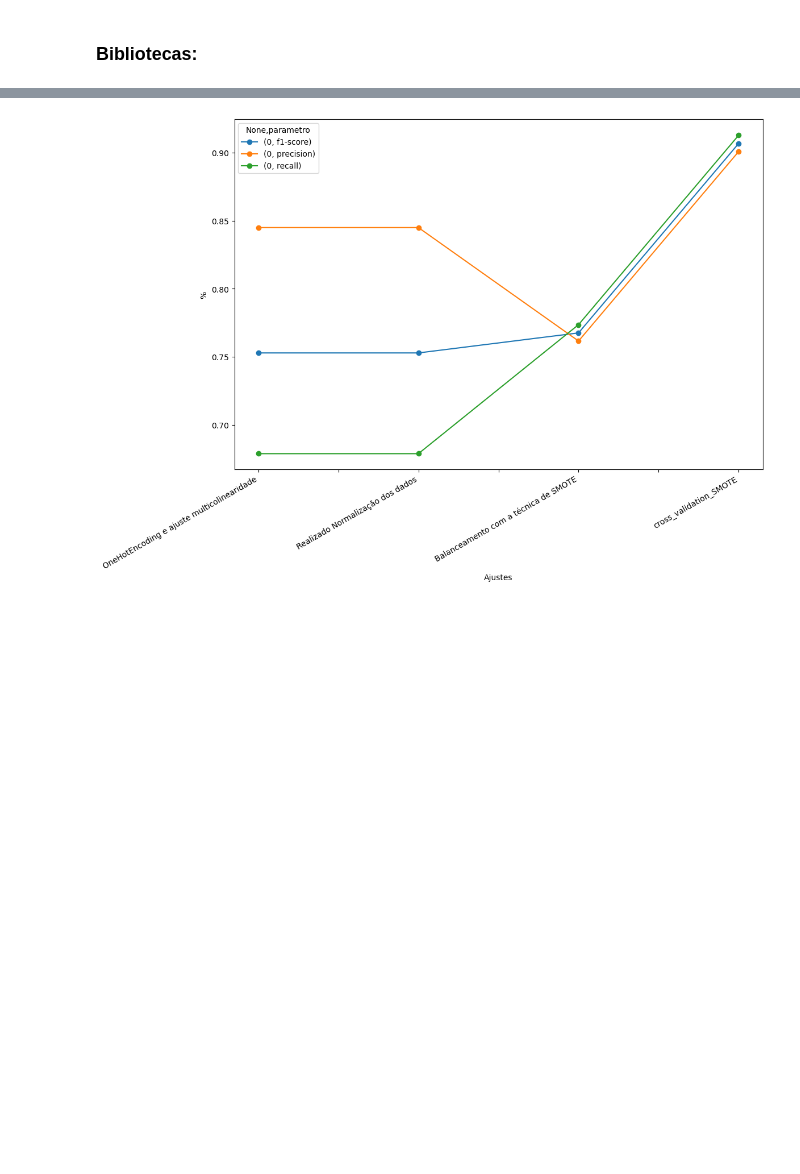
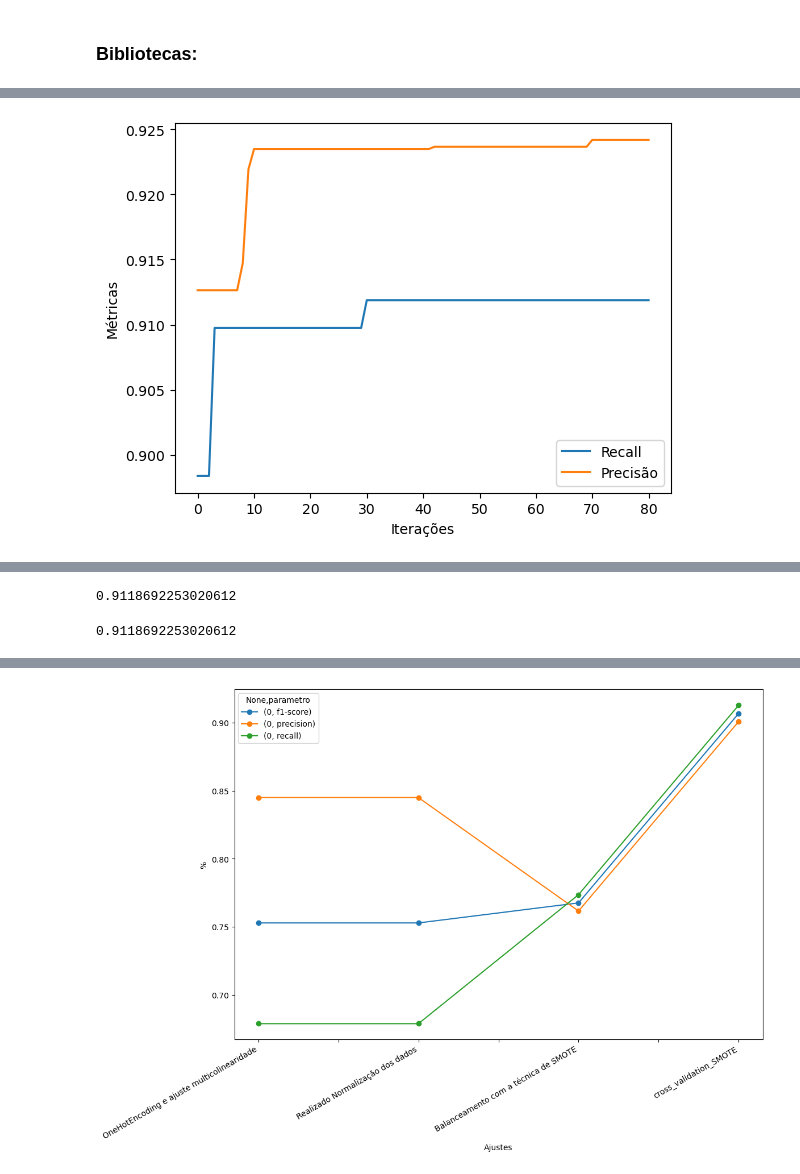
Before and after one commit to JuniorNS96/TCC, a Jupyter notebook: main.ipynb, the cells around one changed output, grey strips where cells are left out. Drawn from its saved outputs; the diff is of its cells as text; code cells hidden in the pictures; blank space fills up the shorter version.

```diff
--- a/main.ipynb
+++ b/main.ipynb
@@ -1416,0 +1582,71 @@ df_relatorio
+# %%
+%%time
+parametros = {
+    'n_estimators': [50, 100, 150],
+    'max_depth': [None, 10, 20],
+    'min_samples_split': [2, 5, 10],
+    'min_samples_leaf': [1, 2, 4]
+}
+t=0
+s=0
+melhor_recall = 0
+melhores_parametros = {}
+historico_recall = []  # Lista para armazenar o recall em cada iteração
+historico_precision = []  # Lista para armazenar a precisão em cada iteração
+
+# Loop através das combinações de hiperparâmetros
+for estimators in parametros['n_estimators']:
+    for depth in parametros['max_depth']:
+        for split in parametros['min_samples_split']:
+            for leaf in parametros['min_samples_leaf']:
+                # Inicialize o modelo com os hiperparâmetros escolhidos
+                modelo = RandomForestClassifier(n_estimators=estimators,
+                                                max_depth=depth,
+                                                min_samples_split=split,
+                                                min_samples_leaf=leaf,
+                                                random_state=42)
+
+                # Treine o modelo no conjunto de treinamento
+                modelo.fit(X_resampled, y_resampled)
+
+                # Faça previsões no conjunto de teste
+                previsoes = modelo.predict(X_teste)
+
+                # Avalie o desempenho usando recall e precisão
+                recall = recall_score(y_teste, previsoes)
+                precision = precision_score(y_teste, previsoes)
+
+                # Armazene as métricas em cada iteração
+                if t<recall:
+                    historico_recall.append(recall)
+                    t=recall
+                else:
+                    historico_recall.append(t)
+                if s<precision:
+                    historico_precision.append(precision)
+                    s=precision
+                else:
+                    historico_precision.append(s)
+
+
+
+                # Verifique se este conjunto de hiperparâmetros é melhor
+                if recall > melhor_recall:
+                    melhor_recall = recall
+                    melhores_parametros = {
+                        'n_estimators': estimators,
+                        'max_depth': depth,
+                        'min_samples_split': split,
+                        'min_samples_leaf': leaf
+                    }
+
+# Exiba um gráfico da evolução do recall e da precisão
+iteracoes = range(len(historico_recall))
+plt.plot(iteracoes, historico_recall, label='Recall')
+plt.plot(iteracoes, historico_precision, label='Precisão')
+plt.xlabel('Iterações')
+plt.ylabel('Métricas')
+plt.legend()
+plt.show()
+# %% [output]
+[figure, added]
@@ -1416,0 +1655,8 @@ df_relatorio
+# %%
+max(historico_recall)
+# %% [output]
+0.9118692253020612
+# %%
+t
+# %% [output]
+0.9118692253020612
```
Also changed, not shown: parts of 23 cells of this notebook.
